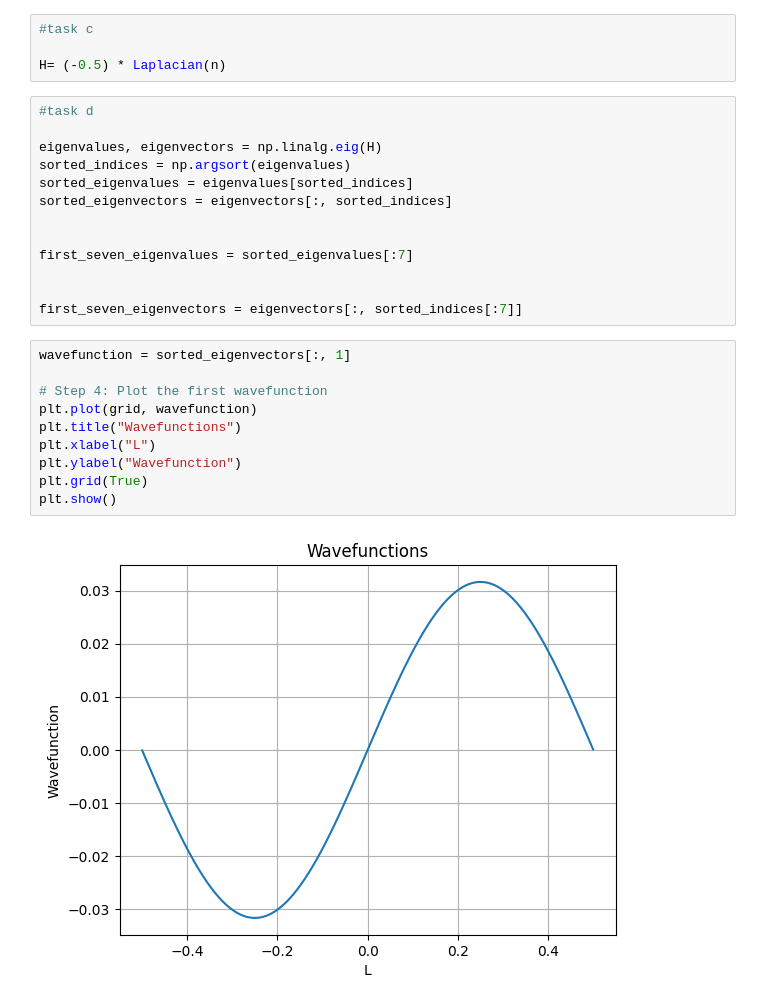
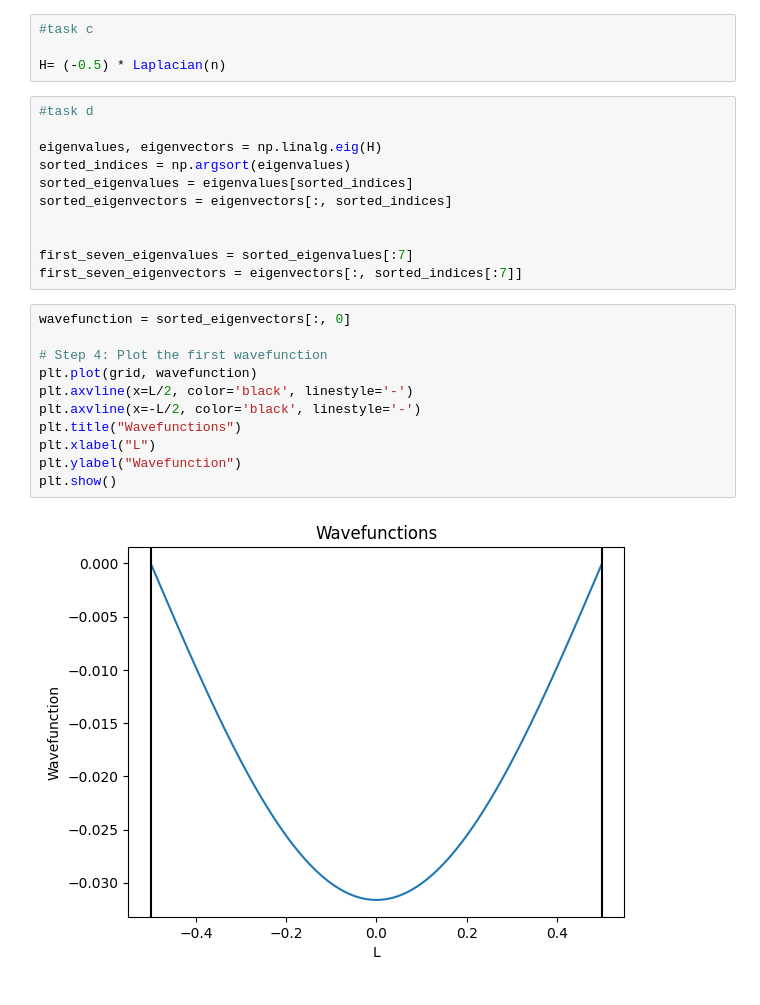
Before and after one commit to beanch96/comp-prob-solv, a Jupyter notebook: homework-1-grad.ipynb, the cells around one changed output. Saved outputs shown, nothing was run; the diff lists cells and outputs as text.

```diff
--- a/homework-1-grad.ipynb
+++ b/homework-1-grad.ipynb
@@ -51,18 +67,17 @@ sorted_eigenvectors = eigenvectors[:, sorted_indices]
 
 
 first_seven_eigenvalues = sorted_eigenvalues[:7]
-
-
 first_seven_eigenvectors = eigenvectors[:, sorted_indices[:7]]
 # %%
-wavefunction = sorted_eigenvectors[:, 1]
+wavefunction = sorted_eigenvectors[:, 0]
 
 # Step 4: Plot the first wavefunction
 plt.plot(grid, wavefunction)
+plt.axvline(x=L/2, color='black', linestyle='-')
+plt.axvline(x=-L/2, color='black', linestyle='-')
 plt.title("Wavefunctions")
 plt.xlabel("L")
 plt.ylabel("Wavefunction")
-plt.grid(True)
 plt.show()
 # %% [output]
-[figure, old version]
+[figure, new version]
```
Also changed, not shown: parts of 1 cell of this notebook.
